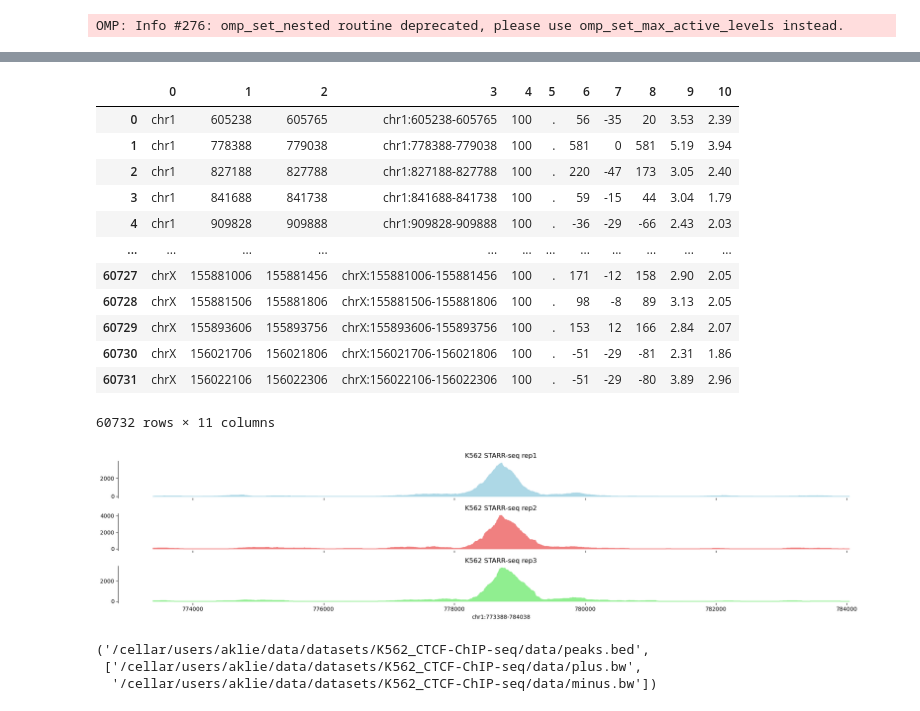
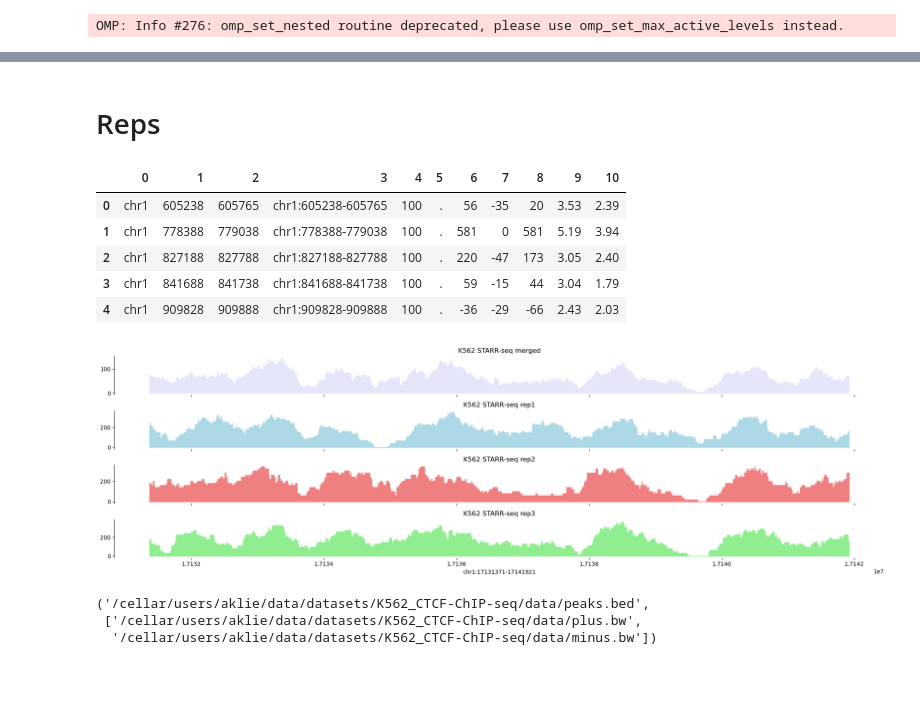
Before and after one commit to ML4GLand/K562_STARR-seq, a Jupyter notebook: bin/3_build_seqdata.ipynb, the cells around one changed output, grey strips where cells are left out. Cells and saved outputs as stored; diff of their text form; code cells hidden in the pictures; blank space fills up the shorter version.

```diff
--- a/bin/3_build_seqdata.ipynb
+++ b/bin/3_build_seqdata.ipynb
@@ -31,3 +31,5 @@ def plot_tracks(tracks, interval, height=1.5, colors=None):
 # Paths
 data_dir = "/cellar/users/aklie/data/datasets/K562_STARR-seq/data"
 fasta = "/cellar/users/aklie/data/ref/genomes/hg38/hg38.fa"
+signal = os.path.join(data_dir, "K562_STARR-seq_unstranded_counts.bw")
+peaks = os.path.join(data_dir, "ENCSR926NDZ_K562_STARR-seq_peaks.bed")
@@ -33,0 +86,2 @@ fasta = "/cellar/users/aklie/data/ref/genomes/hg38/hg38.fa"
+# %%
+file = pyBigWig.open(str(signal))
@@ -34,12 +136,13 @@ fasta = "/cellar/users/aklie/data/ref/genomes/hg38/hg38.fa"
+# %% [markdown]
+# Reps
 # %%
 # normalized bigwigs
 rep1 = pyBigWig.open(str("/cellar/users/aklie/data/datasets/K562_STARR-seq/data/ENCSR926NDZ_K562_STARR-seq_rep1.bw"))
 rep2 = pyBigWig.open(str("/cellar/users/aklie/data/datasets/K562_STARR-seq/data/ENCSR926NDZ_K562_STARR-seq_rep2.bw"))
 rep3 = pyBigWig.open(str("/cellar/users/aklie/data/datasets/K562_STARR-seq/data/ENCSR926NDZ_K562_STARR-seq_rep3.bw"))
 # %%
-# peaks
-peaks = pd.read_csv("/cellar/users/aklie/data/datasets/K562_STARR-seq/data/ENCSR926NDZ_K562_STARR-seq_peaks.bed.gz", sep="\t", header=None)
-peaks
+peaks = pd.read_csv("/cellar/users/aklie/data/datasets/K562_STARR-seq/data/ENCSR926NDZ_K562_STARR-seq_peaks.bed", sep="\t", header=None)
+peaks.head()
 # %% [output]
 |  | 0 | 1 | 2 | 3 | 4 | 5 | 6 | 7 | 8 | 9 | 10 |
 | 0 | chr1 | 605238 | 605765 | chr1:605238-605765 | 100 | . | 56 | -35 | 20 | 3.53 | 2.39 |
@@ -47,38 +150,33 @@ peaks
 | 2 | chr1 | 827188 | 827788 | chr1:827188-827788 | 100 | . | 220 | -47 | 173 | 3.05 | 2.40 |
 | 3 | chr1 | 841688 | 841738 | chr1:841688-841738 | 100 | . | 59 | -15 | 44 | 3.04 | 1.79 |
 | 4 | chr1 | 909828 | 909888 | chr1:909828-909888 | 100 | . | -36 | -29 | -66 | 2.43 | 2.03 |
-| ... | ... | ... | ... | ... | ... | ... | ... | ... | ... | ... | ... |
-| 60727 | chrX | 155881006 | 155881456 | chrX:155881006-155881456 | 100 | . | 171 | -12 | 158 | 2.90 | 2.05 |
-| 60728 | chrX | 155881506 | 155881806 | chrX:155881506-155881806 | 100 | . | 98 | -8 | 89 | 3.13 | 2.05 |
-| 60729 | chrX | 155893606 | 155893756 | chrX:155893606-155893756 | 100 | . | 153 | 12 | 166 | 2.84 | 2.07 |
-| 60730 | chrX | 156021706 | 156021806 | chrX:156021706-156021806 | 100 | . | -51 | -29 | -81 | 2.31 | 1.86 |
-| 60731 | chrX | 156022106 | 156022306 | chrX:156022106-156022306 | 100 | . | -51 | -29 | -80 | 3.89 | 2.96 |
-60732 rows × 11 columns
 # %%
-seq_num = 1
+seq_num = 1000
 chrom = peaks[0][seq_num]
 chromStart = peaks[1][seq_num] - 5000
 chromEnd = peaks[2][seq_num] + 5000
 interval = dict(chrom=chrom, start=chromStart, end=chromEnd)
 tracks = {
+    "K562 STARR-seq merged": file.values(chrom, chromStart, chromEnd),
     "K562 STARR-seq rep1": rep1.values(chrom, chromStart, chromEnd),
     "K562 STARR-seq rep2": rep2.values(chrom, chromStart, chromEnd),
     "K562 STARR-seq rep3": rep3.values(chrom, chromStart, chromEnd)
 }
 colors={
+    "K562 STARR-seq merged": "lavender",
     "K562 STARR-seq rep1": "lightblue",
     "K562 STARR-seq rep2": "lightcoral",
     "K562 STARR-seq rep3": "lightgreen"
 }
 
 # Plot tracks
 plot_tracks(
     tracks=tracks,
     interval=interval,
     colors=colors
 )
 # %% [output]
-[figure, old version]
+[figure, new version]
 # %%
 # TODO: change to your paths
 peaks = os.path.join(data_dir, "peaks.bed")
```
Also changed, not shown: parts of 8 cells of this notebook, 2 other files.
